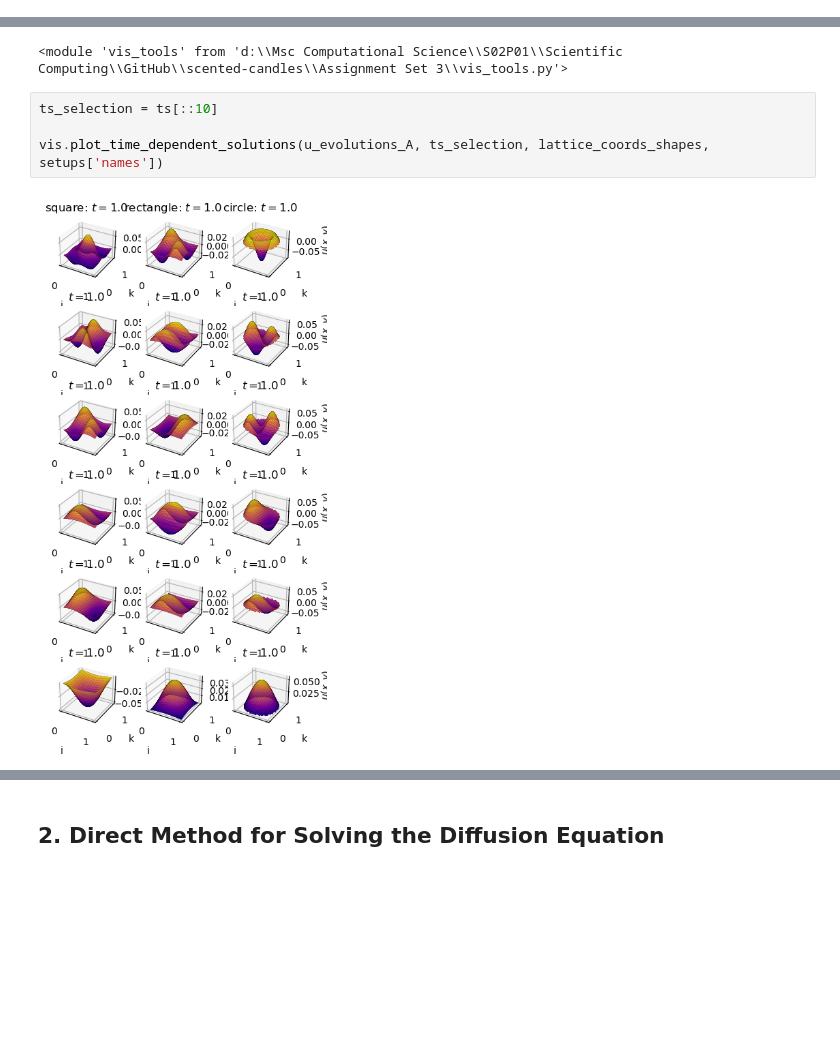
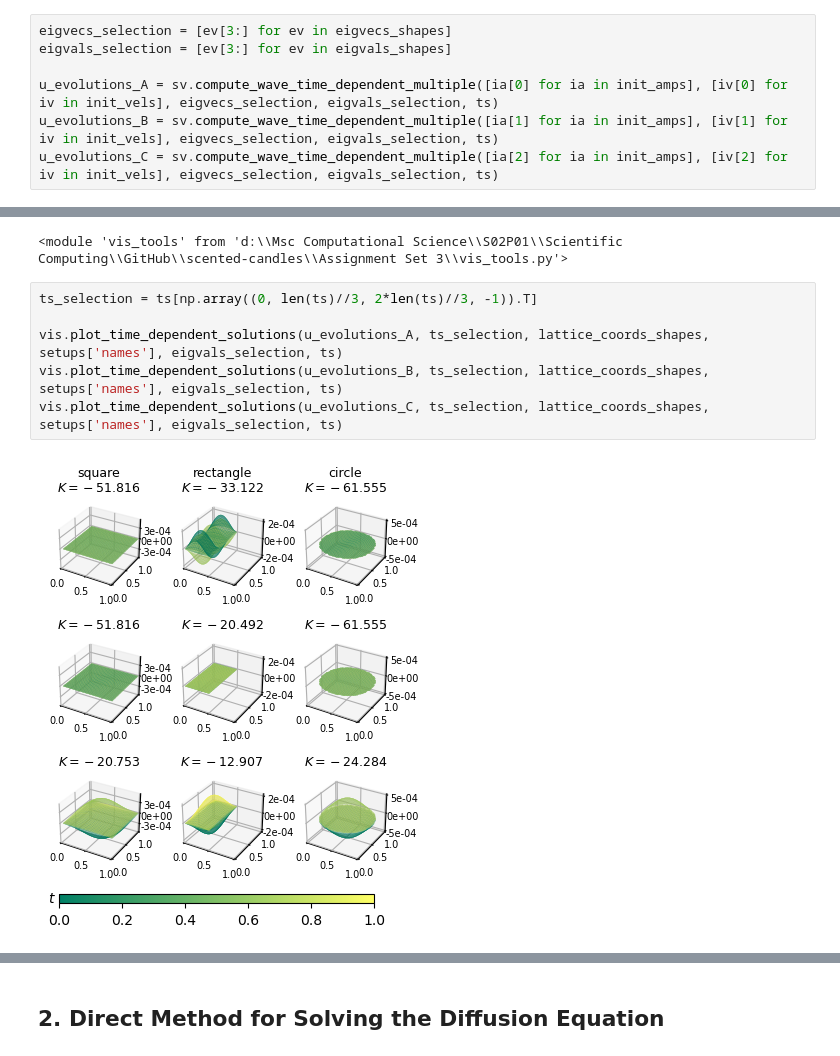
Before and after one commit to mboyan/scented-candles, a Jupyter notebook: Assignment Set 3/AssignmentSet3.ipynb, the cells around one changed output, grey strips where cells are left out. Cells and saved outputs as stored; diff of their text form; blank space fills up the shorter version.

```diff
--- a/Assignment Set 3/AssignmentSet3.ipynb
+++ b/Assignment Set 3/AssignmentSet3.ipynb
@@ -406,10 +420,19 @@ print(u_evolutions_A[0])
+# %%
+eigvecs_selection = [ev[3:] for ev in eigvecs_shapes]
+eigvals_selection = [ev[3:] for ev in eigvals_shapes]
+
+u_evolutions_A = sv.compute_wave_time_dependent_multiple([ia[0] for ia in init_amps], [iv[0] for iv in init_vels], eigvecs_selection, eigvals_selection, ts)
+u_evolutions_B = sv.compute_wave_time_dependent_multiple([ia[1] for ia in init_amps], [iv[1] for iv in init_vels], eigvecs_selection, eigvals_selection, ts)
+u_evolutions_C = sv.compute_wave_time_dependent_multiple([ia[2] for ia in init_amps], [iv[2] for iv in init_vels], eigvecs_selection, eigvals_selection, ts)
 # %%
 reload(vis)
 # %% [output]
 <module 'vis_tools' from 'd:\\Msc Computational Science\\S02P01\\Scientific Computing\\GitHub\\scented-candles\\Assignment Set 3\\vis_tools.py'>
-# %%
-ts_selection = ts[::10]
-
-vis.plot_time_dependent_solutions(u_evolutions_A, ts_selection, lattice_coords_shapes, setups['names'])
-# %% [output]
-[figure, removed]
+# %%
+ts_selection = ts[np.array((0, len(ts)//3, 2*len(ts)//3, -1)).T]
+
+vis.plot_time_dependent_solutions(u_evolutions_A, ts_selection, lattice_coords_shapes, setups['names'], eigvals_selection, ts)
+vis.plot_time_dependent_solutions(u_evolutions_B, ts_selection, lattice_coords_shapes, setups['names'], eigvals_selection, ts)
+vis.plot_time_dependent_solutions(u_evolutions_C, ts_selection, lattice_coords_shapes, setups['names'], eigvals_selection, ts)
+# %% [output]
+[figure, added]
```
Also changed, not shown: parts of 7 cells of this notebook, 2 other files.
